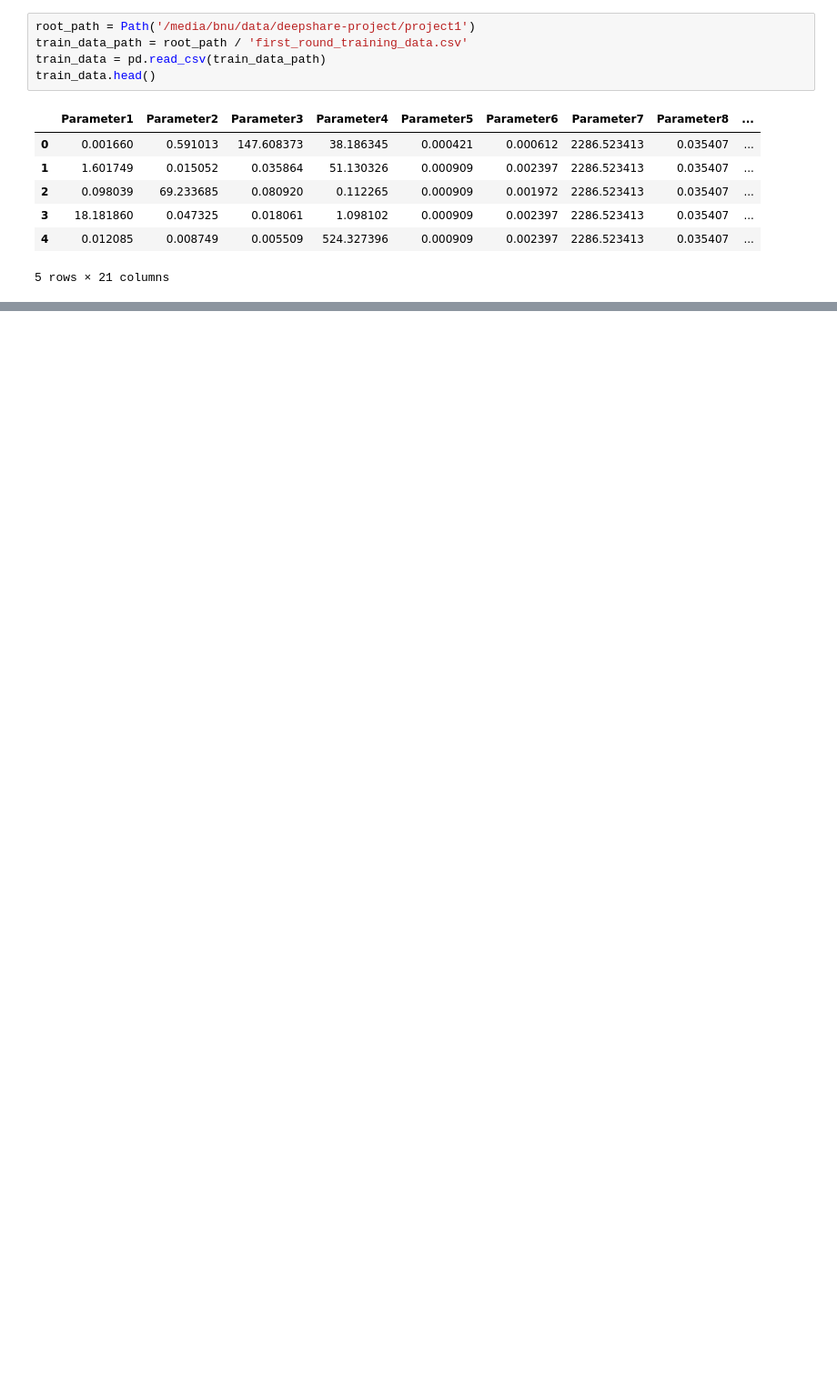
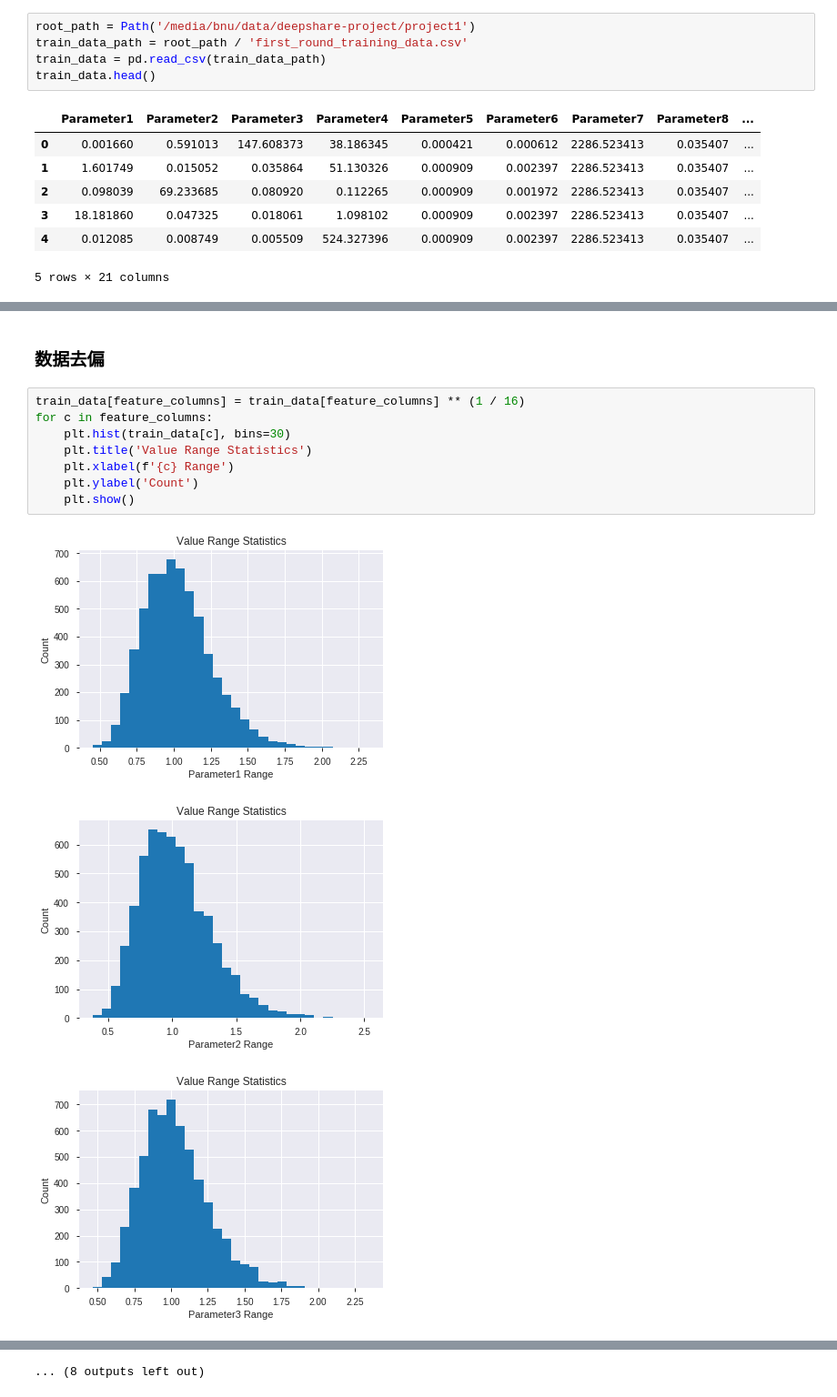
Before and after one commit to RegiusQuant/deepshare-project, a Jupyter notebook: project1/notebooks/Exploratory Data Analysis.ipynb, the cells around one changed output, grey strips where cells are left out. Shown at 91% size. Drawn from its saved outputs; the diff is of its cells as text; blank space fills up the shorter version.

```diff
--- a/project1/notebooks/Exploratory Data Analysis.ipynb
+++ b/project1/notebooks/Exploratory Data Analysis.ipynb
@@ -28,0 +129,14 @@ profile.to_file(output_file='../reports/train_report.html')
+# %% [markdown]
+### 数据去偏
+# %%
+train_data[feature_columns] = train_data[feature_columns] ** (1 / 16)
+for c in feature_columns:
+    plt.hist(train_data[c], bins=30)
+    plt.title('Value Range Statistics')
+    plt.xlabel(f'{c} Range')
+    plt.ylabel('Count')
+    plt.show()
+# %% [output]
+[figure, added]
+[figure, added]
+[figure, added]
@@ -28,0 +152 @@ profile.to_file(output_file='../reports/train_report.html')
+... (8 outputs left out)
```
Also changed, not shown: parts of 29 cells of this notebook, 2 other files.
